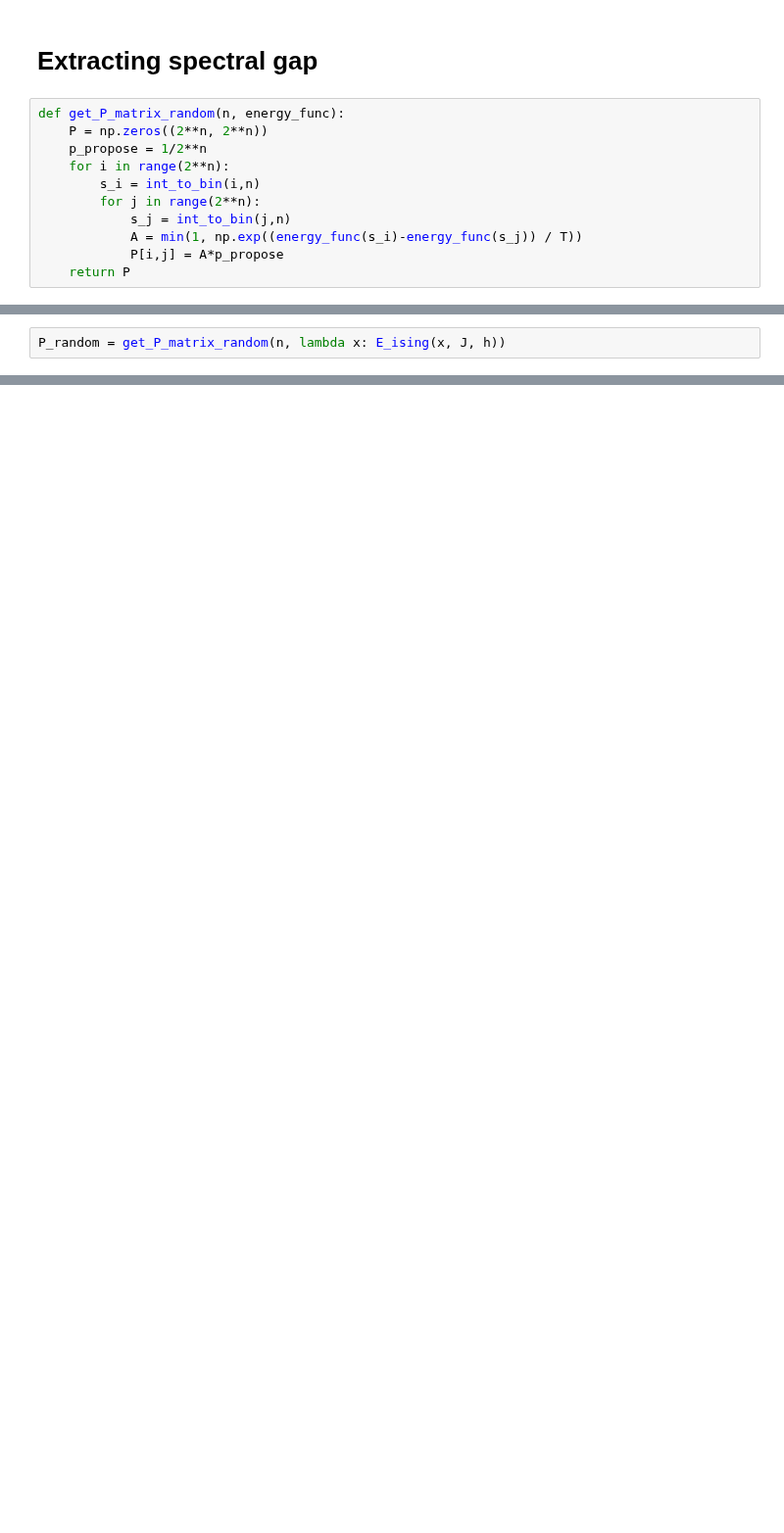
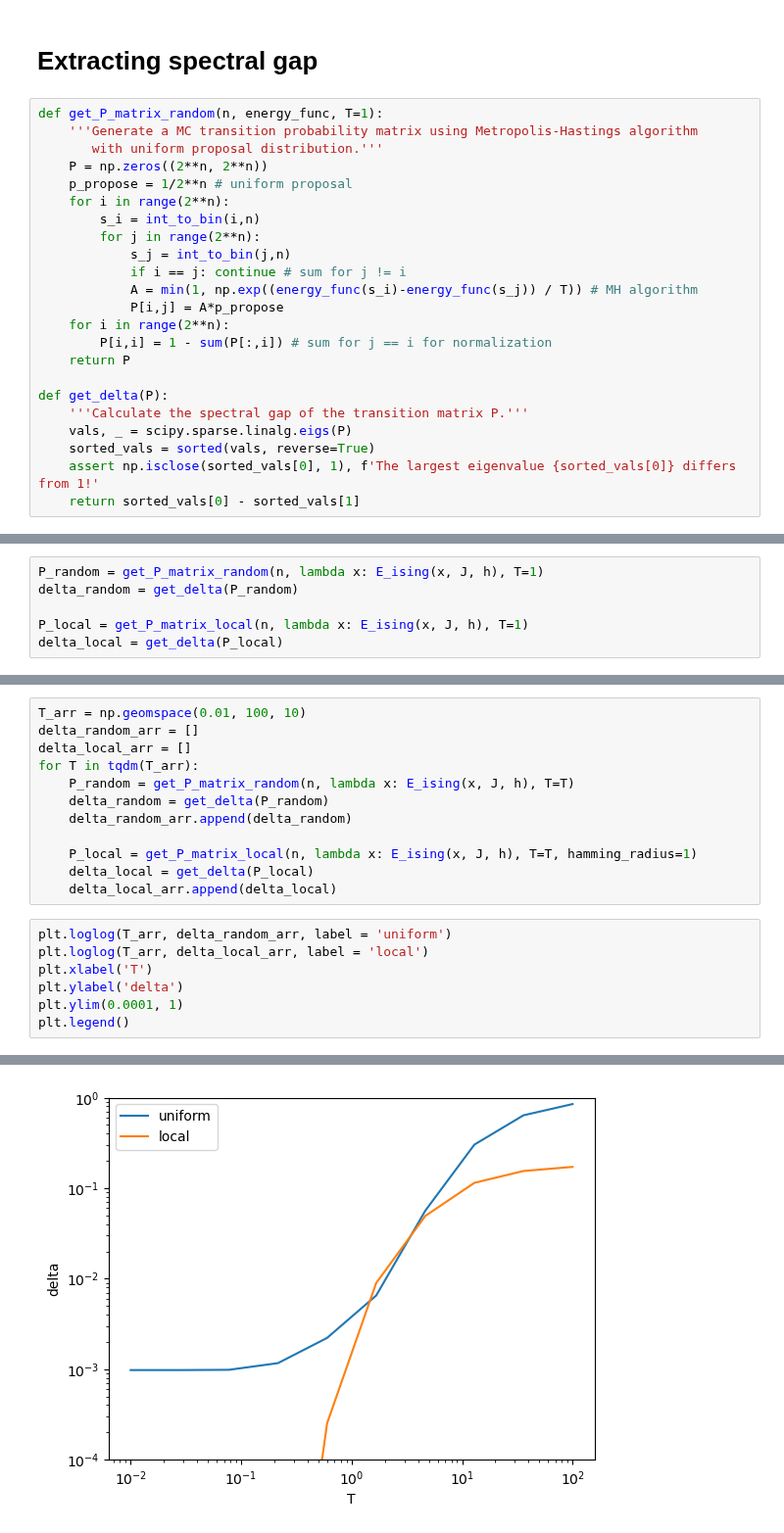
Before and after one commit to petr-ivashkov/quantum-mcmc, a Jupyter notebook: script.ipynb, the cells around one changed output, grey strips where cells are left out. Shown at 98% size. Cells and saved outputs as stored; diff of their text form; blank space fills up the shorter version.

Commit message:
implemented spectral gap function

```diff
--- a/script.ipynb
+++ b/script.ipynb
@@ -132,13 +145,25 @@ plt.bar(x,y)
 # %% [markdown]
 # Extracting spectral gap
 # %%
-def get_P_matrix_random(n, energy_func):
+def get_P_matrix_random(n, energy_func, T=1):
+    '''Generate a MC transition probability matrix using Metropolis-Hastings algorithm
+       with uniform proposal distribution.'''
     P = np.zeros((2**n, 2**n))
-    p_propose = 1/2**n
+    p_propose = 1/2**n # uniform proposal
     for i in range(2**n):
         s_i = int_to_bin(i,n)
         for j in range(2**n):
             s_j = int_to_bin(j,n)
-            A = min(1, np.exp((energy_func(s_i)-energy_func(s_j)) / T))
+            if i == j: continue # sum for j != i
+            A = min(1, np.exp((energy_func(s_i)-energy_func(s_j)) / T)) # MH algorithm
             P[i,j] = A*p_propose
+    for i in range(2**n):
+        P[i,i] = 1 - sum(P[:,i]) # sum for j == i for normalization
     return P
+
+def get_delta(P):
+    '''Calculate the spectral gap of the transition matrix P.'''
+    vals, _ = scipy.sparse.linalg.eigs(P)
+    sorted_vals = sorted(vals, reverse=True)
+    assert np.isclose(sorted_vals[0], 1), f'The largest eigenvalue {sorted_vals[0]} differs from 1!'
+    return sorted_vals[0] - sorted_vals[1]
@@ -145,2 +193,6 @@ def get_P_matrix_random(n, energy_func):
 # %%
-P_random = get_P_matrix_random(n, lambda x: E_ising(x, J, h))
+P_random = get_P_matrix_random(n, lambda x: E_ising(x, J, h), T=1)
+delta_random = get_delta(P_random)
+
+P_local = get_P_matrix_local(n, lambda x: E_ising(x, J, h), T=1)
+delta_local = get_delta(P_local)
@@ -259,0 +199,20 @@ eigenvalues[0]
+# %%
+T_arr = np.geomspace(0.01, 100, 10)
+delta_random_arr = []
+delta_local_arr = []
+for T in tqdm(T_arr):
+    P_random = get_P_matrix_random(n, lambda x: E_ising(x, J, h), T=T)
+    delta_random = get_delta(P_random)
+    delta_random_arr.append(delta_random)
+
+    P_local = get_P_matrix_local(n, lambda x: E_ising(x, J, h), T=T, hamming_radius=1)
+    delta_local = get_delta(P_local)
+    delta_local_arr.append(delta_local)
+# %%
+plt.loglog(T_arr, delta_random_arr, label = 'uniform')
+plt.loglog(T_arr, delta_local_arr, label = 'local')
+plt.xlabel('T')
+plt.ylabel('delta')
+plt.ylim(0.0001, 1)
+plt.legend()
+# %% [output]
@@ -259,0 +220 @@ eigenvalues[0]
+[figure, added]
```
Also changed, not shown: parts of 20 cells of this notebook.
